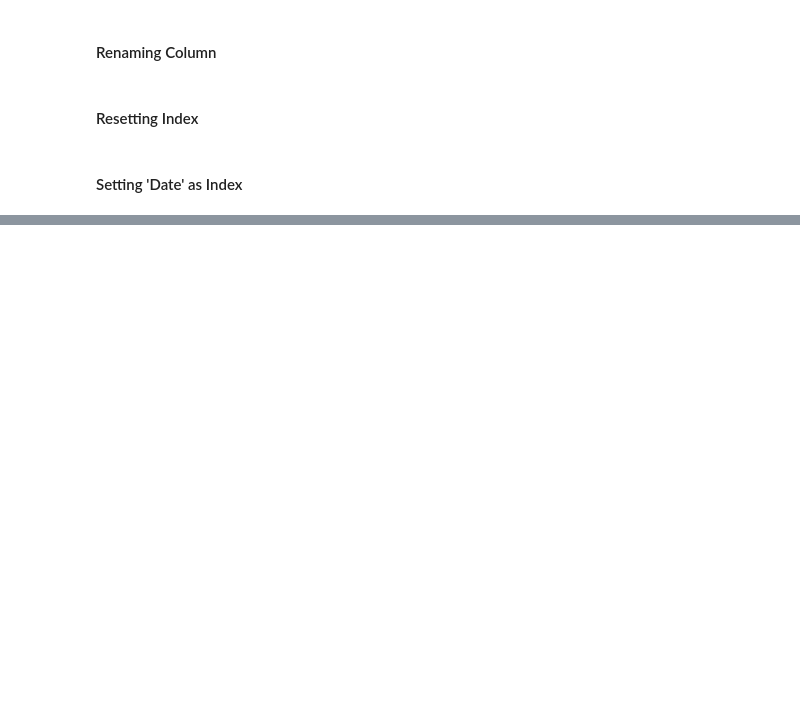
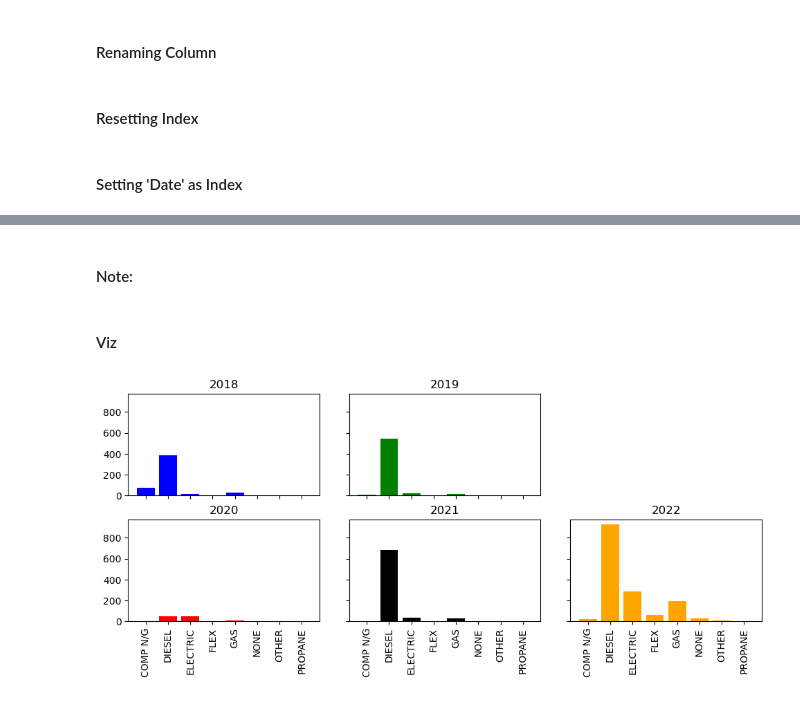
Before and after one commit to heidthecamp/CU-VIRT-AI-PT-03-2024-U-LOLC-PROJECT-1, a Jupyter notebook: Bronx_income.ipynb, the cells around one changed output, grey strips where cells are left out. Saved outputs shown, nothing was run; the diff lists cells and outputs as text; code cells hidden in the pictures; blank space fills up the shorter version.

```diff
--- a/Bronx_income.ipynb
+++ b/Bronx_income.ipynb
@@ -295,0 +393,14 @@ plt.show()
+# %%
+fuel_type_df = pd.pivot_table(data = bx_veh_df,values=['Record Type'],index = ['Reg Valid Date'],columns = ['Fuel Type'],aggfunc=['value_counts'])
+
+#Subsetting for cars
+fuel_type_df = fuel_type_df.loc(axis=0)[:,['VEH']]
+
+#Removing unecessary indexes'VEH'index,and 'value_counts column
+fuel_type_df = fuel_type_df.droplevel(1,axis='index')
+fuel_type_df = fuel_type_df.droplevel(0,axis='columns')
+
+#Grouping by year
+fuel_type_df = fuel_type_df.groupby(by= fuel_type_df.index.year)[['COMP N/G', 'DIESEL', 'ELECTRIC', 'FLEX', 'GAS', 'NONE',
+                  'OTHER', 'PROPANE']].sum()
+fuel_type_df
@@ -295,0 +415,38 @@ plt.show()
+# %% [markdown]
+#### Note:
+# %%
+#The number of registerd gas powered cars in 2022 seems off I've not been able to find the exact ammount, will substitute with
+#the mean for that year because it looks like in 2022 There was a spike in vehicle registrations
+
+fuel_type_df.loc[2022]['GAS'] = int(fuel_type_df.loc[2022][['COMP N/G', 'DIESEL', 'ELECTRIC', 'FLEX','NONE','OTHER', 'PROPANE']].mean().round(0))
+# %% [markdown]
+#### Viz
+# %%
+fig,ax = plt.subplots(nrows = 2, ncols = 3,sharex=True,sharey=True,figsize=(10,4))
+fig.tight_layout(pad=1.5)
+
+ax[0,0].bar(fuel_type_df.columns,fuel_type_df.loc[2018].values,color = 'blue')
+ax[0,0].set_title('2018')
+
+
+ax[0,1].bar(fuel_type_df.columns,fuel_type_df.loc[2019].values,color = 'green')
+ax[0,1].set_title('2019')
+
+
+ax[1,0].bar(fuel_type_df.columns,fuel_type_df.loc[2020].values,color = 'red')
+ax[1,0].set_title('2020')
+ax[1,0].set_xticklabels(fuel_type_df.columns, rotation=90)
+
+ax[1,1].bar(fuel_type_df.columns,fuel_type_df.loc[2021].values,color = 'black')
+ax[1,1].set_title('2021')
+ax[1,1].set_xticklabels(fuel_type_df.columns, rotation=90)
+
+ax[1,2].bar(fuel_type_df.columns,fuel_type_df.loc[2022].values,color = 'orange')
+ax[1,2].set_title('2022')
+ax[1,2].set_xticklabels(fuel_type_df.columns, rotation=90)
+
+fig.delaxes(ax[0,2])
+
+plt.show()
+# %% [output]
+[figure, added]
```
Also changed, not shown: parts of 30 cells of this notebook, 16 other files.
